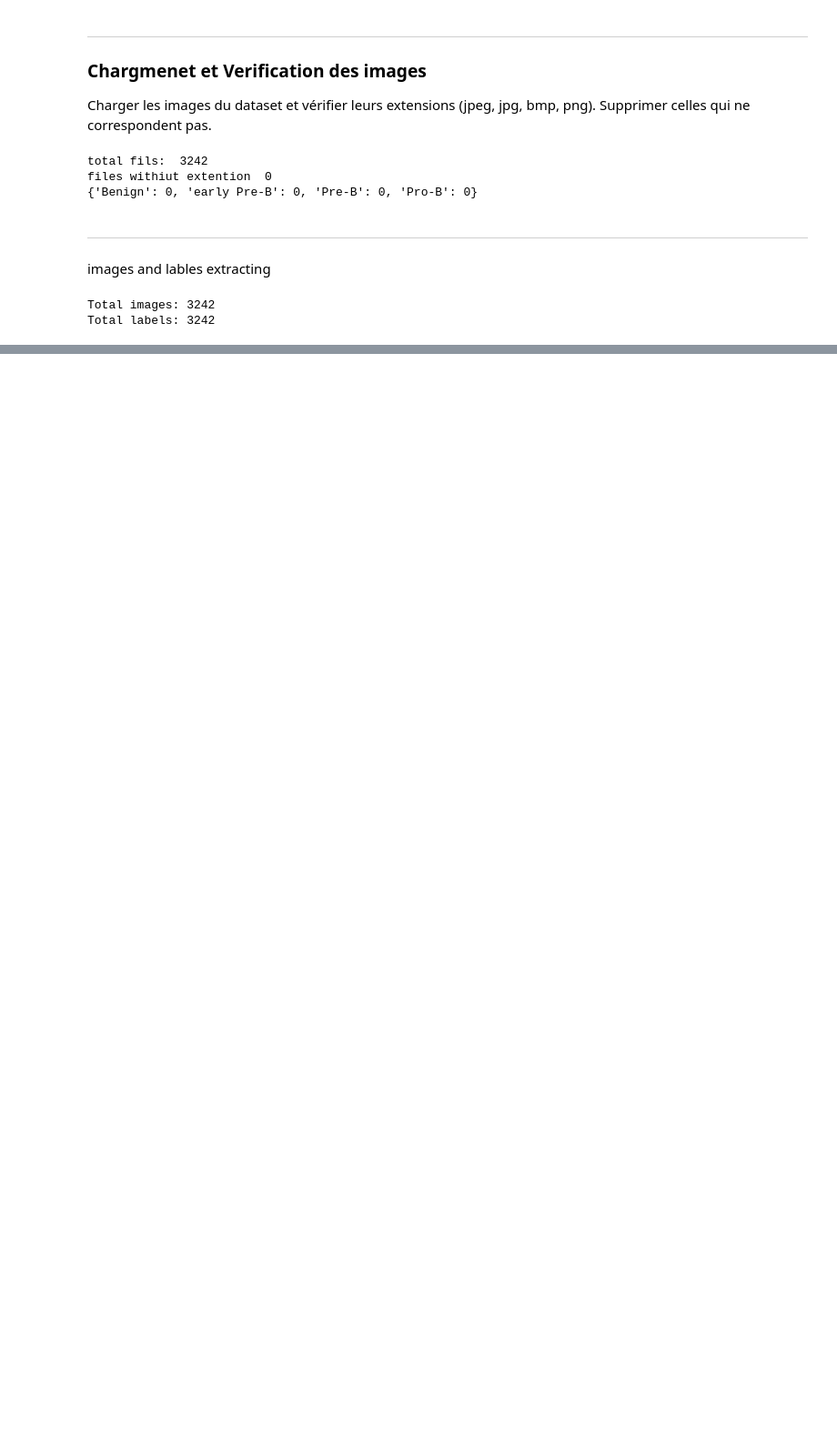
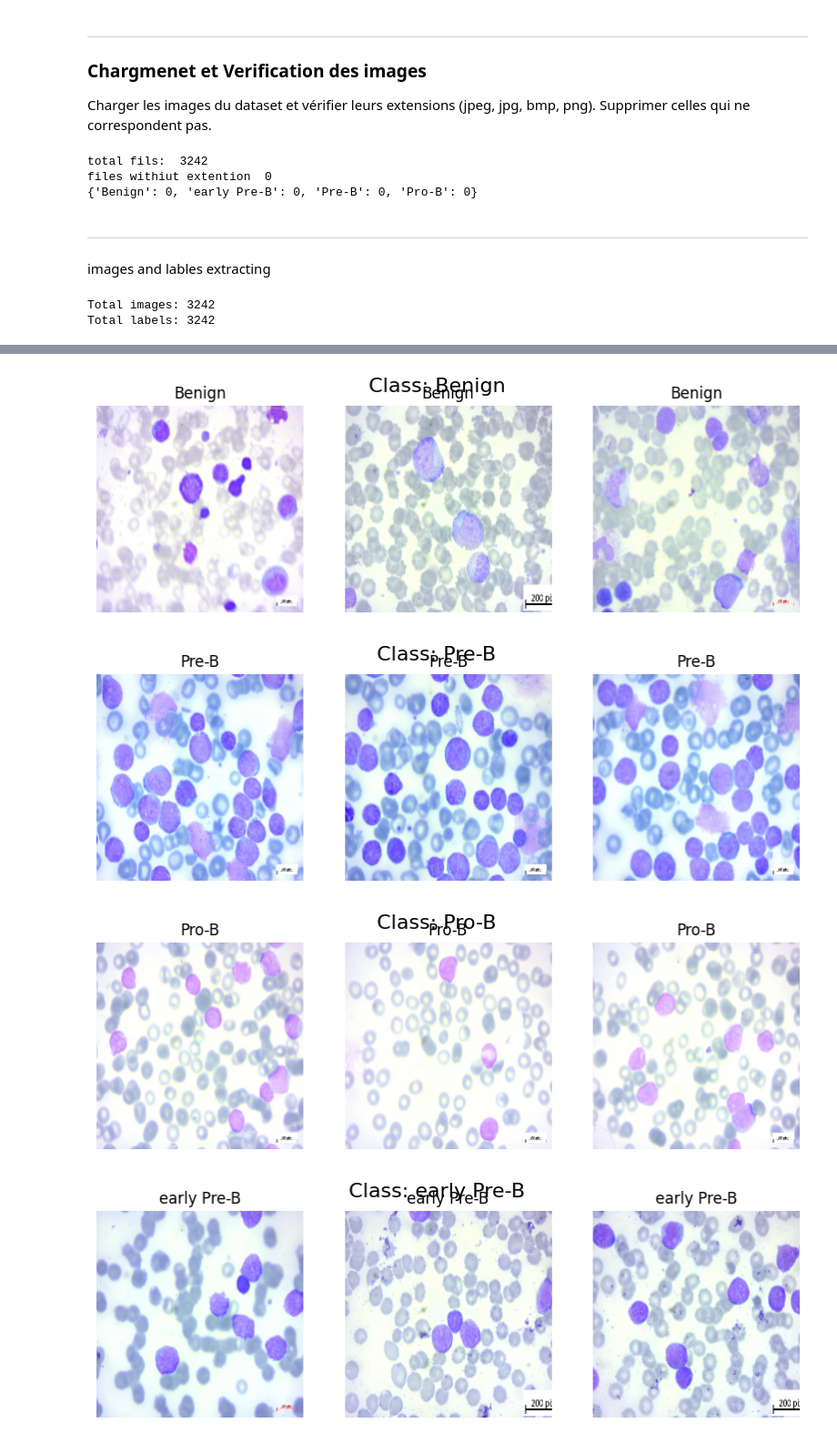
Before and after one commit to elmhmmd/Diagnostic-multimodal-par-IA-Cancers-sanguins-Tumeurs-c-r-brales-via-Transfer-Learning, a Jupyter notebook: classification.ipynb, the cells around one changed output, grey strips where cells are left out. Shown at 91% size. Saved outputs shown, nothing was run; the diff lists cells and outputs as text; code cells hidden in the pictures; blank space fills up the shorter version.

```diff
--- a/classification.ipynb
+++ b/classification.ipynb
@@ -130,0 +203,36 @@ Total labels: 3242
+# %%
+import matplotlib.pyplot as plt
+import numpy as np
+
+# unique_classes -> list of all classes
+unique_classes = np.unique(labels)
+
+# Number of images per class to display
+num_per_class = 3
+labels = np.array(labels)  # ensure it's a NumPy array
+labels = labels.flatten()  # now shape is (num_samples,)
+
+
+for cls in unique_classes:
+    # Find indices of images for this class
+    cls_indices = np.where(labels == cls)[0]
+
+    # Pick first 3 images (or random.sample if you want randomness)
+    cls_indices = cls_indices[:num_per_class]
+
+    plt.figure(figsize=(10,3))
+    plt.suptitle(f"Class: {cls}", fontsize=16)
+
+    for i, idx in enumerate(cls_indices):
+        plt.subplot(1, num_per_class, i+1)
+        plt.imshow(images[idx].squeeze(), cmap='gray')  # Better for medical images
+
+        plt.title(str(cls))
+        plt.axis('off')
+
+    plt.show()
+# %% [output]
+[figure, added]
+[figure, added]
+[figure, added]
+[figure, added]
```
Also changed, not shown: parts of 5 cells of this notebook.
